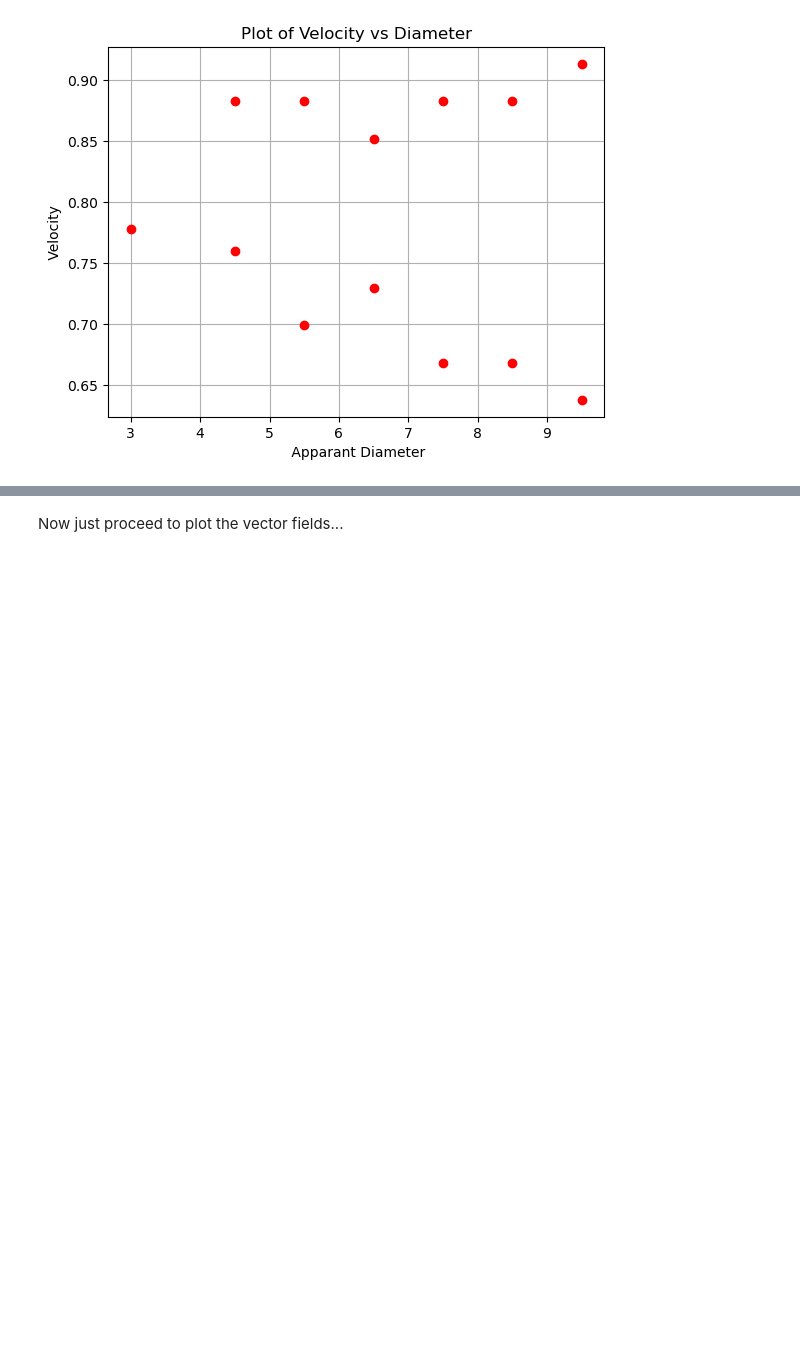
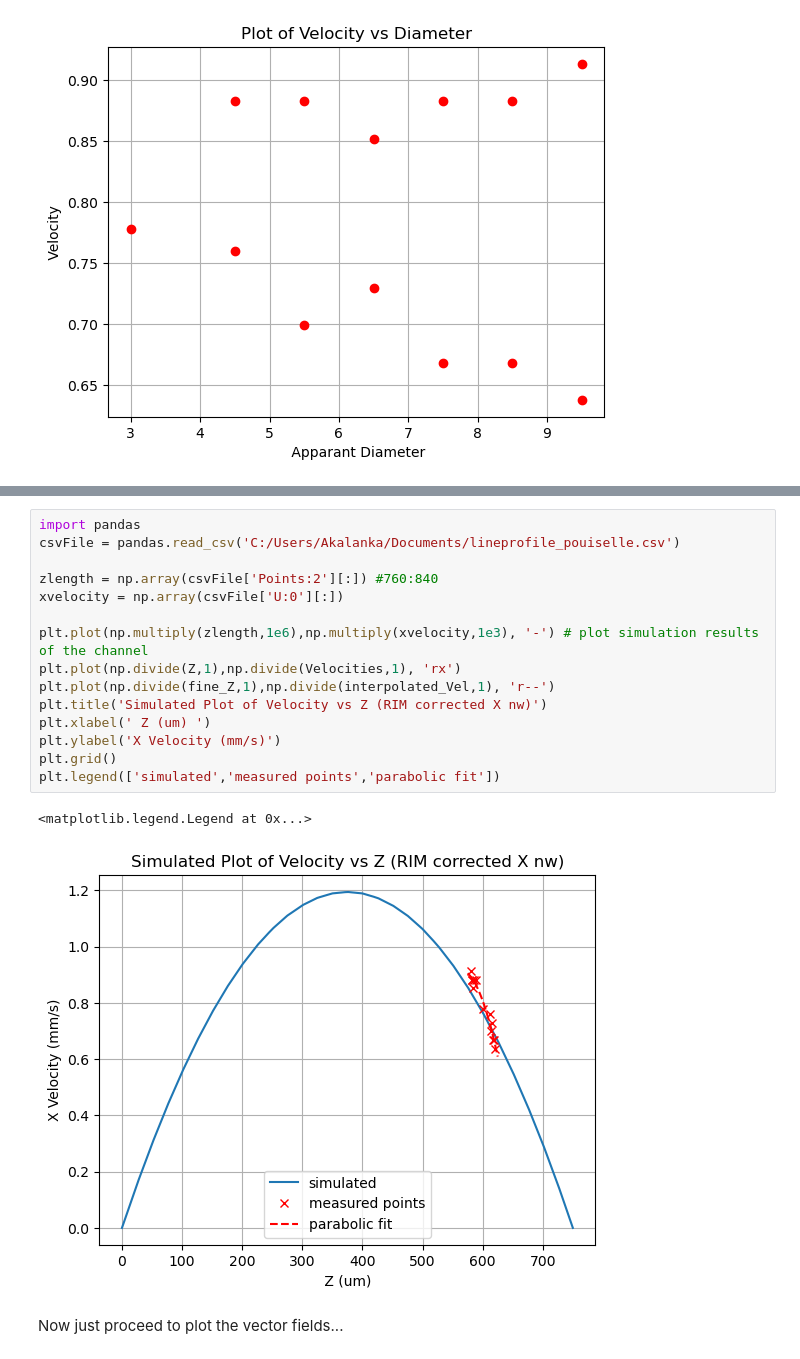
Before and after one commit to pamud-akalanka/FSVPy, a Jupyter notebook: Streaks.ipynb, the cells around one changed output, grey strips where cells are left out. Drawn from its saved outputs; the diff is of its cells as text; blank space fills up the shorter version.

```diff
--- a/Streaks.ipynb
+++ b/Streaks.ipynb
@@ -292,3 +337,21 @@ plt.grid()
+# %%
+import pandas
+csvFile = pandas.read_csv('C:/Users/Akalanka/Documents/lineprofile_pouiselle.csv')
+
+zlength = np.array(csvFile['Points:2'][:]) #760:840
+xvelocity = np.array(csvFile['U:0'][:])
+
+plt.plot(np.multiply(zlength,1e6),np.multiply(xvelocity,1e3), '-') # plot simulation results of the channel
+plt.plot(np.divide(Z,1),np.divide(Velocities,1), 'rx')
+plt.plot(np.divide(fine_Z,1),np.divide(interpolated_Vel,1), 'r--')
+plt.title('Simulated Plot of Velocity vs Z (RIM corrected X nw)')
+plt.xlabel(' Z (um) ')
+plt.ylabel('X Velocity (mm/s)')
+plt.grid()
+plt.legend(['simulated','measured points','parabolic fit'])
+# %% [output]
+<matplotlib.legend.Legend at 0x...>
+[figure, added]
 # %% [markdown]
 Now just proceed to plot the vector fields...
 # %%
```
Also changed, not shown: parts of 3 cells of this notebook, 3 other files.
